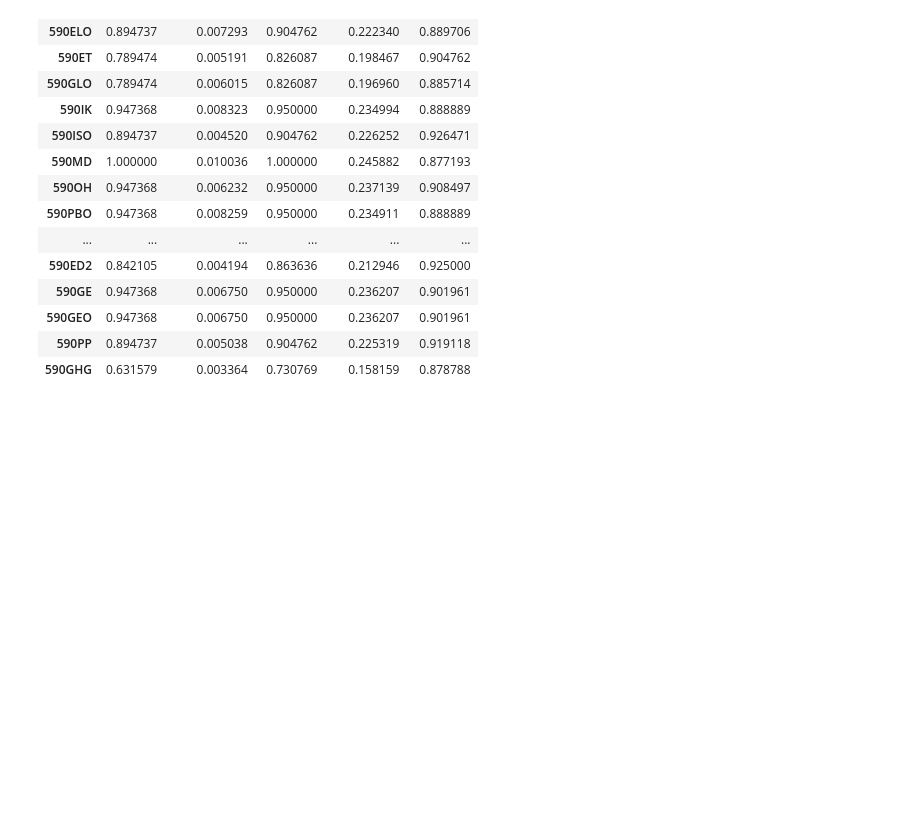
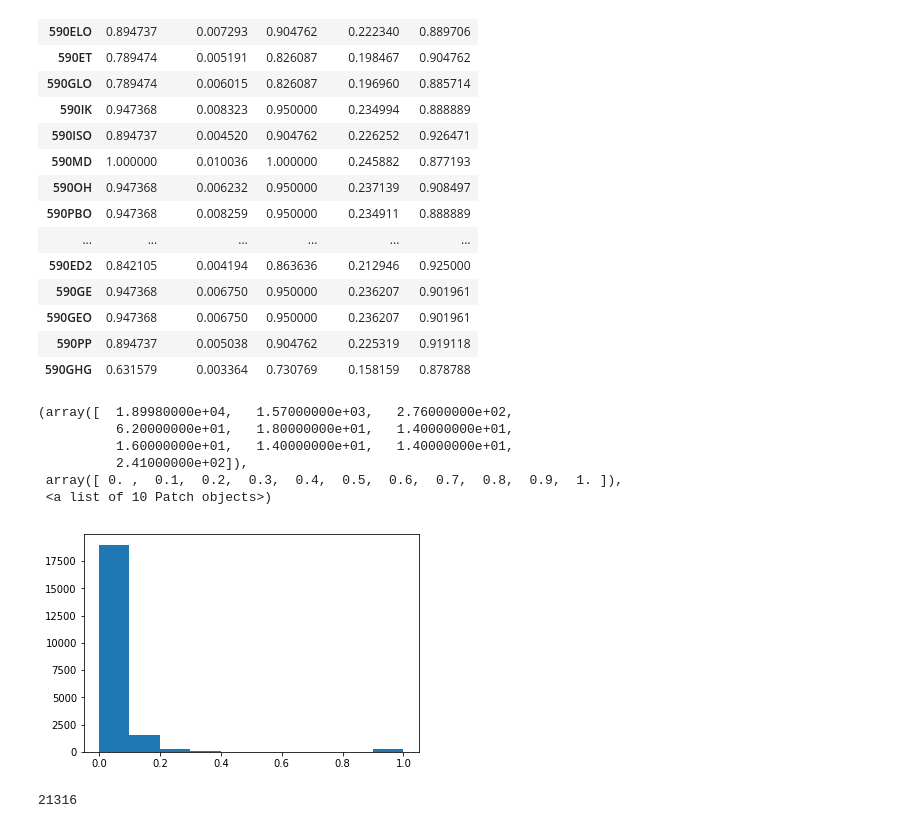
Before and after one commit to pratikshrivastava/NA_PROJECT_SP2018, a Jupyter notebook: Similarity_Matrix_Course.ipynb, the cells around one changed output. Saved outputs shown, nothing was run; the diff lists cells and outputs as text; code cells hidden in the pictures; blank space fills up the shorter version.

```diff
--- a/Similarity_Matrix_Course.ipynb
+++ b/Similarity_Matrix_Course.ipynb
@@ -319,3 +315,19 @@ df_cm
 | 590GEO | 0.947368 | 0.006750 | 0.950000 | 0.236207 | 0.901961 |
 | 590PP | 0.894737 | 0.005038 | 0.904762 | 0.225319 | 0.919118 |
 | 590GHG | 0.631579 | 0.003364 | 0.730769 | 0.158159 | 0.878788 |
+# %%
+all_sims = sum(map(list, sim_matrix), [])
+# %%
+plt.hist(all_sims, bins=np.arange(0,1.1, 0.1))
+# %% [output]
+(array([  1.89980000e+04,   1.57000000e+03,   2.76000000e+02,
+          6.20000000e+01,   1.80000000e+01,   1.40000000e+01,
+          1.60000000e+01,   1.40000000e+01,   1.40000000e+01,
+          2.41000000e+02]),
+ array([ 0. ,  0.1,  0.2,  0.3,  0.4,  0.5,  0.6,  0.7,  0.8,  0.9,  1. ]),
+ <a list of 10 Patch objects>)
+[figure, added]
+# %%
+146*146
+# %% [output]
+21316
```
Also changed, not shown: parts of 11 cells of this notebook, 14 other files.
